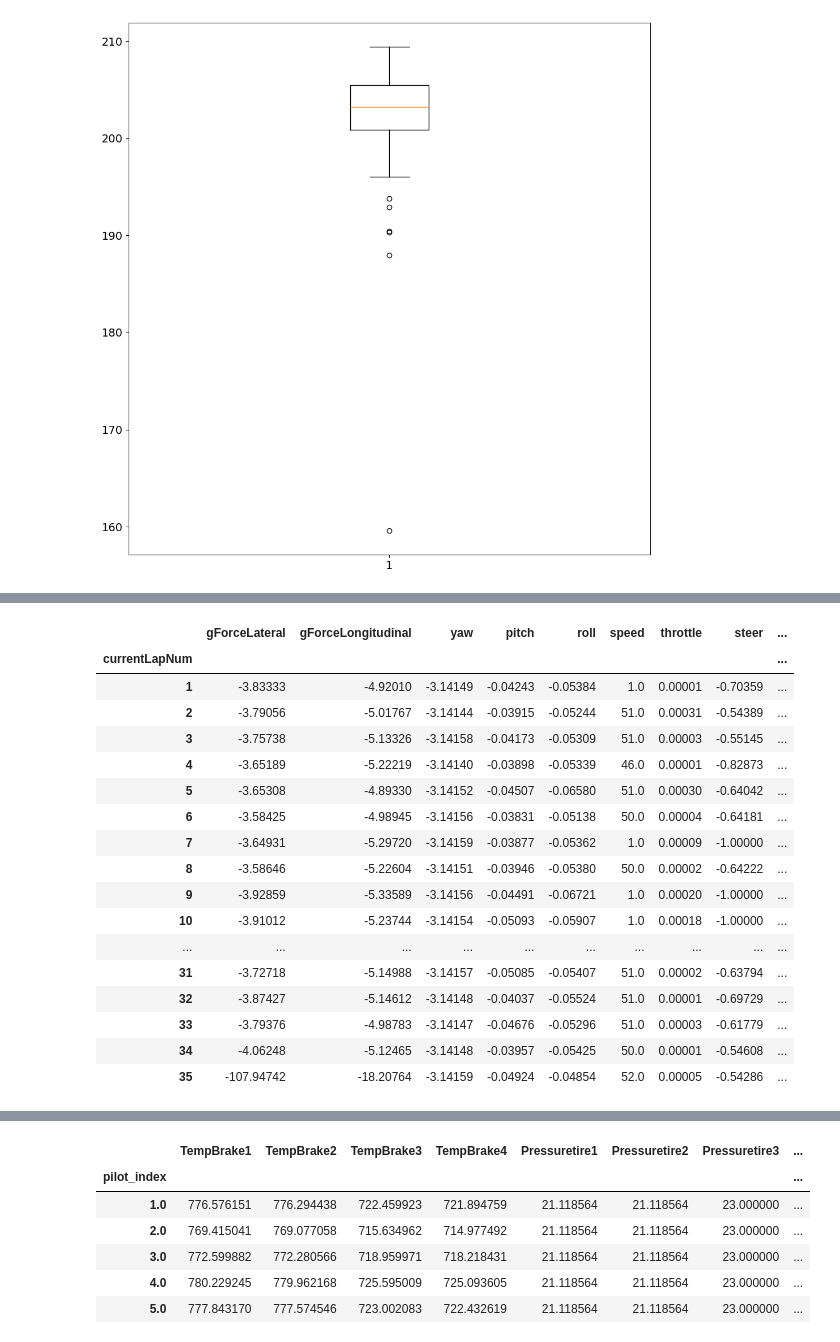
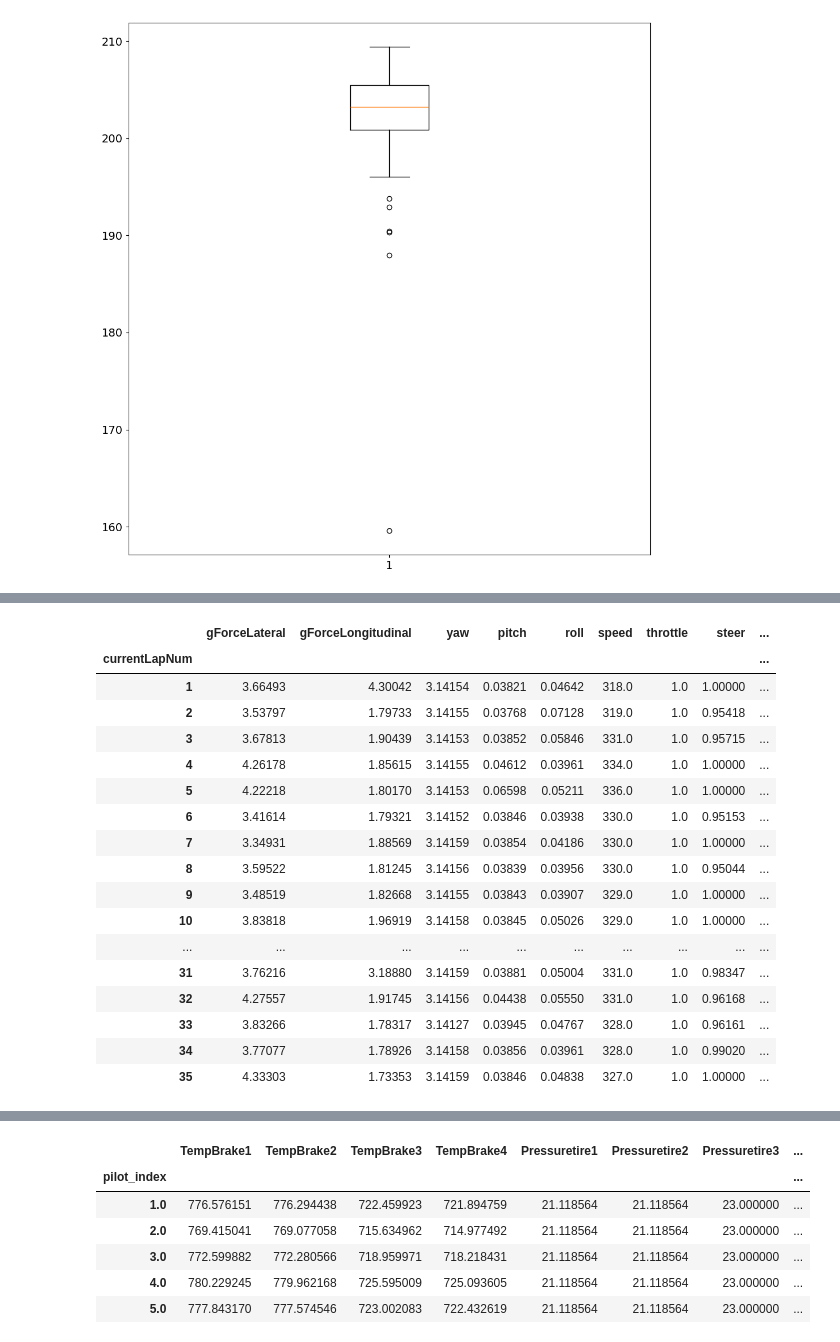
Before and after one commit to rbpowellGA/F1_race_data, a Jupyter notebook: notebooks/analysis.ipynb, the cells around one changed output, grey strips where cells are left out. Saved outputs shown, nothing was run; the diff lists cells and outputs as text; code cells hidden in the pictures.

```diff
--- a/notebooks/analysis.ipynb
+++ b/notebooks/analysis.ipynb
@@ -302,30 +331,30 @@ pilot_avgs
 # %%
-# I want to see the average per frame (frames count  up as measurements are made)
-frame_avgs = tm145[['gForceLateral', 'gForceLongitudinal',
+# Average of tm readings per lap. Cycling through min, max,and mean with this same code.Just change the .mean after the .groubyto  .min() or .max()
+lap_avgs = tm145[['gForceLateral', 'gForceLongitudinal',
        'yaw', 'pitch', 'roll', 'speed', 'throttle', 'steer',
        'brake', 'gear', 'engineRPM', 'brakesTemperature',
        'tyresSurfaceTemperature', 'tyresInnerTemperature', 'engineTemperature',
        'tyresPressure', 'surfaceType', 'fuelInTank', 'tyresWear',
-       'carPosition', 'currentLapNum', 'totalDistance']].groupby(['currentLapNum']).min(numeric_only=True)
-frame_avgs
+       'carPosition', 'currentLapNum', 'totalDistance']].groupby(['currentLapNum']).max(numeric_only=True)
+lap_avgs
 # %% [output]
 |  | gForceLateral | gForceLongitudinal | yaw | pitch | roll | speed | throttle | steer | ... |
 | currentLapNum |  |  |  |  |  |  |  |  | ... |
-| 1 | -3.83333 | -4.92010 | -3.14149 | -0.04243 | -0.05384 | 1.0 | 0.00001 | -0.70359 | ... |
-| 2 | -3.79056 | -5.01767 | -3.14144 | -0.03915 | -0.05244 | 51.0 | 0.00031 | -0.54389 | ... |
-| 3 | -3.75738 | -5.13326 | -3.14158 | -0.04173 | -0.05309 | 51.0 | 0.00003 | -0.55145 | ... |
-| 4 | -3.65189 | -5.22219 | -3.14140 | -0.03898 | -0.05339 | 46.0 | 0.00001 | -0.82873 | ... |
-| 5 | -3.65308 | -4.89330 | -3.14152 | -0.04507 | -0.06580 | 51.0 | 0.00030 | -0.64042 | ... |
-| 6 | -3.58425 | -4.98945 | -3.14156 | -0.03831 | -0.05138 | 50.0 | 0.00004 | -0.64181 | ... |
-| 7 | -3.64931 | -5.29720 | -3.14159 | -0.03877 | -0.05362 | 1.0 | 0.00009 | -1.00000 | ... |
-| 8 | -3.58646 | -5.22604 | -3.14151 | -0.03946 | -0.05380 | 50.0 | 0.00002 | -0.64222 | ... |
-| 9 | -3.92859 | -5.33589 | -3.14156 | -0.04491 | -0.06721 | 1.0 | 0.00020 | -1.00000 | ... |
-| 10 | -3.91012 | -5.23744 | -3.14154 | -0.05093 | -0.05907 | 1.0 | 0.00018 | -1.00000 | ... |
+| 1 | 3.66493 | 4.30042 | 3.14154 | 0.03821 | 0.04642 | 318.0 | 1.0 | 1.00000 | ... |
+| 2 | 3.53797 | 1.79733 | 3.14155 | 0.03768 | 0.07128 | 319.0 | 1.0 | 0.95418 | ... |
+| 3 | 3.67813 | 1.90439 | 3.14153 | 0.03852 | 0.05846 | 331.0 | 1.0 | 0.95715 | ... |
+| 4 | 4.26178 | 1.85615 | 3.14155 | 0.04612 | 0.03961 | 334.0 | 1.0 | 1.00000 | ... |
+| 5 | 4.22218 | 1.80170 | 3.14153 | 0.06598 | 0.05211 | 336.0 | 1.0 | 1.00000 | ... |
+| 6 | 3.41614 | 1.79321 | 3.14152 | 0.03846 | 0.03938 | 330.0 | 1.0 | 0.95153 | ... |
+| 7 | 3.34931 | 1.88569 | 3.14159 | 0.03854 | 0.04186 | 330.0 | 1.0 | 1.00000 | ... |
+| 8 | 3.59522 | 1.81245 | 3.14156 | 0.03839 | 0.03956 | 330.0 | 1.0 | 0.95044 | ... |
+| 9 | 3.48519 | 1.82668 | 3.14155 | 0.03843 | 0.03907 | 329.0 | 1.0 | 1.00000 | ... |
+| 10 | 3.83818 | 1.96919 | 3.14158 | 0.03845 | 0.05026 | 329.0 | 1.0 | 1.00000 | ... |
 | ... | ... | ... | ... | ... | ... | ... | ... | ... | ... |
-| 31 | -3.72718 | -5.14988 | -3.14157 | -0.05085 | -0.05407 | 51.0 | 0.00002 | -0.63794 | ... |
-| 32 | -3.87427 | -5.14612 | -3.14148 | -0.04037 | -0.05524 | 51.0 | 0.00001 | -0.69729 | ... |
-| 33 | -3.79376 | -4.98783 | -3.14147 | -0.04676 | -0.05296 | 51.0 | 0.00003 | -0.61779 | ... |
-| 34 | -4.06248 | -5.12465 | -3.14148 | -0.03957 | -0.05425 | 50.0 | 0.00001 | -0.54608 | ... |
-| 35 | -107.94742 | -18.20764 | -3.14159 | -0.04924 | -0.04854 | 52.0 | 0.00005 | -0.54286 | ... |
+| 31 | 3.76216 | 3.18880 | 3.14159 | 0.03881 | 0.05004 | 331.0 | 1.0 | 0.98347 | ... |
+| 32 | 4.27557 | 1.91745 | 3.14156 | 0.04438 | 0.05550 | 331.0 | 1.0 | 0.96168 | ... |
+| 33 | 3.83266 | 1.78317 | 3.14127 | 0.03945 | 0.04767 | 328.0 | 1.0 | 0.96161 | ... |
+| 34 | 3.77077 | 1.78926 | 3.14158 | 0.03856 | 0.03961 | 328.0 | 1.0 | 0.99020 | ... |
+| 35 | 4.33303 | 1.73353 | 3.14159 | 0.03846 | 0.04838 | 327.0 | 1.0 | 1.00000 | ... |
 # %%
 ## There are a couple columns in our tm dataset that are strings containing multiple values.
```
Also changed, not shown: parts of 11 cells of this notebook, 18 other files.
